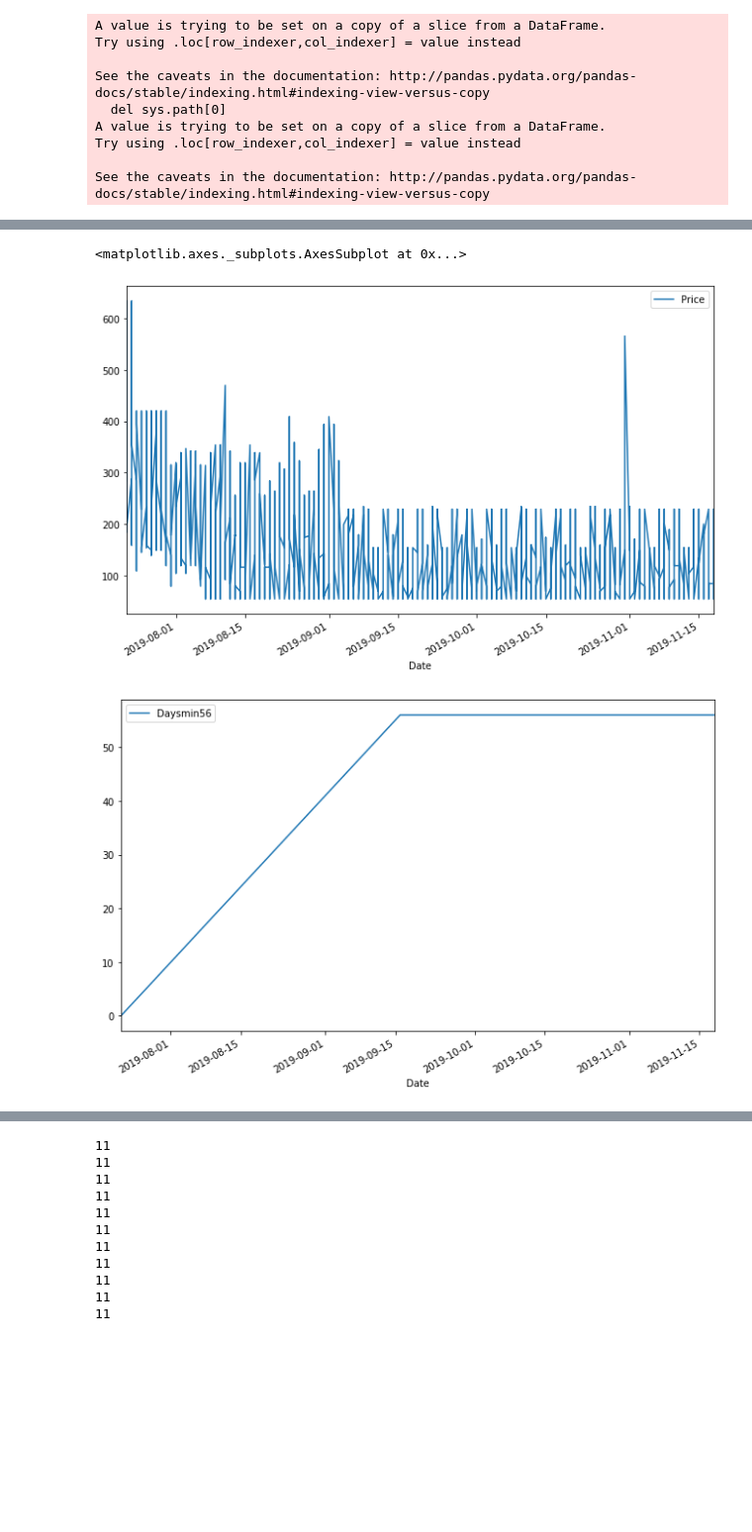
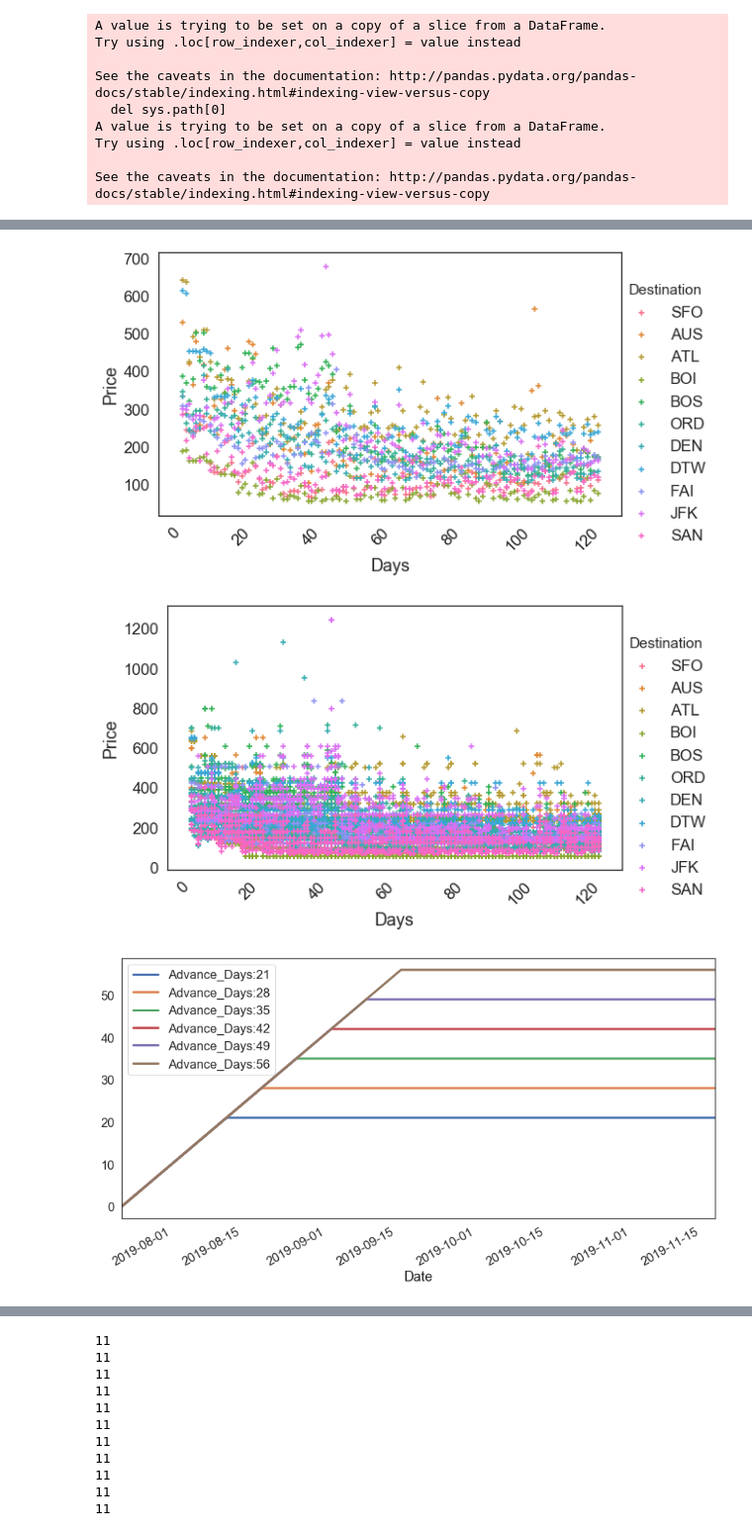
Before and after one commit to RWJohns/MetisProject2, a Jupyter notebook: ProjectCode.ipynb, the cells around one changed output, grey strips where cells are left out. Shown at 99% size. Drawn from its saved outputs; the diff is of its cells as text; code cells hidden in the pictures; blank space fills up the shorter version.

```diff
--- a/ProjectCode.ipynb
+++ b/ProjectCode.ipynb
@@ -366,7 +364,7 @@ df_all_dum_weekday = pd.concat([df_all, pd.get_dummies(df_all['weekday'])], axis
 
 ###price min reached dates!!!
 
-Daymins=[21,28,35,42,49,56,63,70]
+Daymins=[21,28,35,42,49,56]
 for days in Daymins:
     newcolumn = np.minimum(df_min.Days,days)
     df_min[f'Daysmin{days}']=newcolumn
@@ -381,6 +379,18 @@ for days in Daymins:
 
 
 ### Airline??
+
+
+df_everything=pd.concat([df_all, pd.get_dummies(df_all['Destination'])], axis=1)
+df_everything_min=pd.concat([df_min, pd.get_dummies(df_min['Destination'])], axis=1)
+
+for days in Daymins:
+    newcolumn = np.minimum(df_everything.Days,days)
+    df_everything[f'Daysmin{days}']=newcolumn
+
+for days in Daymins:
+    newcolumn = np.minimum(df_everything_min.Days,days)
+    df_everything_min[f'Daysmin{days}']=newcolumn
 # %% [output]
 A value is trying to be set on a copy of a slice from a DataFrame.
 Try using .loc[row_indexer,col_indexer] = value instead
@@ -391,3 +401,8 @@ A value is trying to be set on a copy of a slice from a DataFrame.
 Try using .loc[row_indexer,col_indexer] = value instead
 
 See the caveats in the documentation: http://pandas.pydata.org/pandas-docs/stable/indexing.html#indexing-view-versus-copy
+# %%
+df_all2=df_all
+for days in Daymins:
+    newcolumn = np.minimum(df_all.Days,days)
+    df_all2[f'Advance_Days:{days}']=newcolumn
@@ -393,0 +454,12 @@ See the caveats in the documentation: http://pandas.pydata.org/pandas-docs/stabl
+# %%
+
+sns.set(font_scale=1.5)
+sns.set_style("white")
+
+fg = sns.FacetGrid(data=df_min, hue='Destination', hue_order=cities, height=5, aspect=1.61, despine=False,);
+
+fg.map(plt.scatter, 'Days', 'Price',marker="+").add_legend();
+fg.set_xticklabels( rotation=45, horizontalalignment='right', color='k');
+
+
+#fg.savefig('flights.png', transparent=True,bbox_inches='tight')
@@ -394,8 +468,26 @@ See the caveats in the documentation: http://pandas.pydata.org/pandas-docs/stabl
+# %%
+fg = sns.FacetGrid(data=df_avg, hue='Destination', hue_order=cities, height=5, aspect=1.61, despine=False,);
+
+fg.map(plt.scatter, 'Days', 'Price',marker="+").add_legend();
+fg.set_xticklabels( rotation=45, horizontalalignment='right', color='k');
+
+fg.savefig('avgflights.png', transparent=True,bbox_inches='tight')
+# %% [output]
+[figure, added]
+# %%
+fg = sns.FacetGrid(data=df_all, hue='Destination', hue_order=cities, height=5, aspect=1.61, despine=False,);
+
+fg.map(plt.scatter, 'Days', 'Price',marker="+" ).add_legend();
+fg.set_xticklabels( rotation=45, horizontalalignment='right', color='k');
+# %% [output]
+[figure, added]
 # %%
-df_min.plot(x ='Date', y='Price',figsize=(11,7))
-df_min.plot(x ='Date', y='Daysmin56',figsize=(11,7))
-df_min.plot(x ='Date', y='Daysmin35',figsize=(11,7))
+
+#df_avg.plot(x ='Date', y='Price',figsize=(11,7))
+feature = df_all2.plot(x ='Date', y=['Advance_Days:21','Advance_Days:28','Advance_Days:35','Advance_Days:42','Advance_Days:49','Advance_Days:56'],figsize=(14,7),
+                      linewidth=3.0)
+#df_avg.plot(x ='Date', y='Daysmin35',figsize=(11,7))
+fig = feature.get_figure()
+fig.savefig('step.png', transparent=True,bbox_inches='tight')
 # %% [output]
-<matplotlib.axes._subplots.AxesSubplot at 0x...>
-[figure, old version]
+[figure, new version]
-[figure, removed]
```
Also changed, not shown: parts of 36 cells of this notebook.
